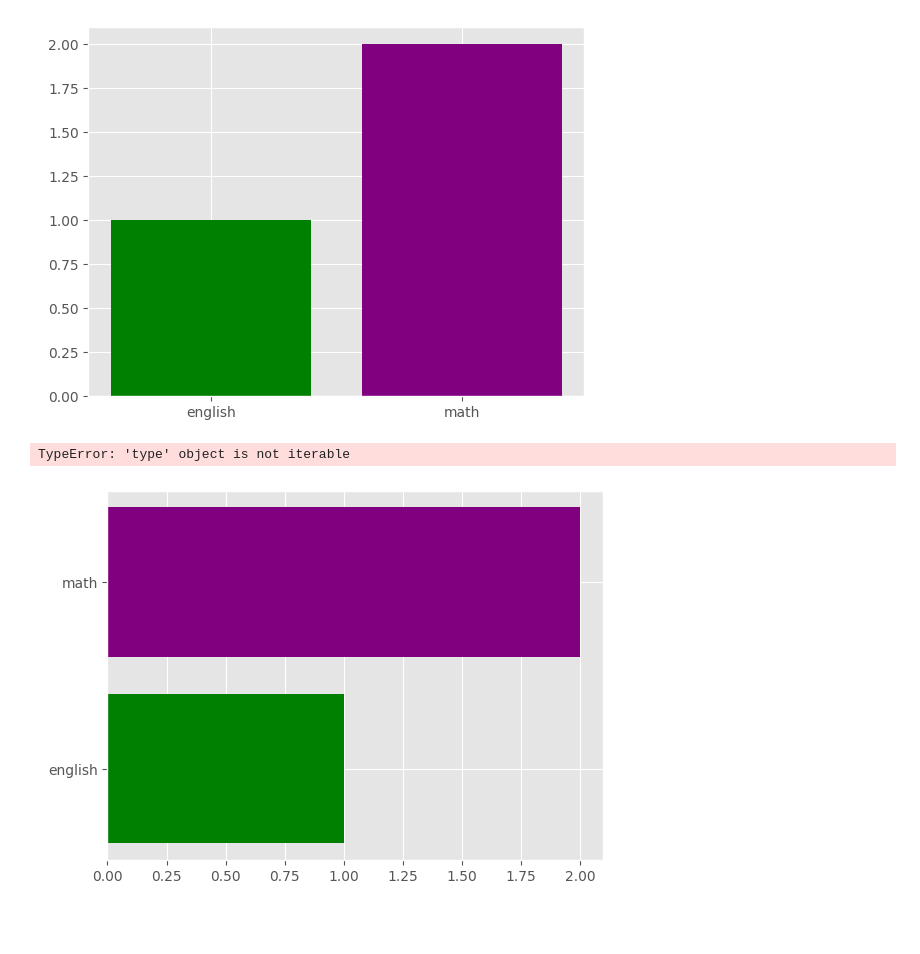
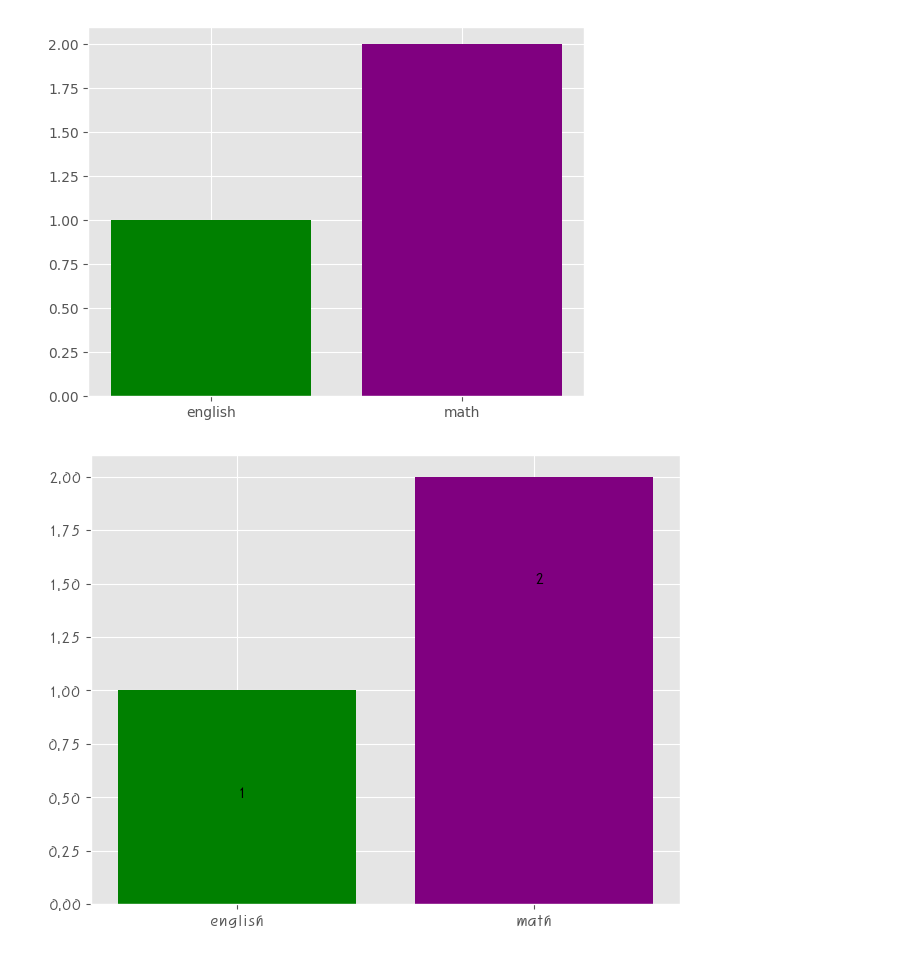
Before and after one commit to dookidooki/py_test_by_J, a Jupyter notebook: py_test01/시각화 연습.ipynb, the cells around one changed output. Drawn from its saved outputs; the diff is of its cells as text; code cells hidden in the pictures; blank space fills up the shorter version.

```diff
--- a/py_test01/시각화 연습.ipynb
+++ b/py_test01/시각화 연습.ipynb
@@ -66,19 +66,28 @@ plt.show()
 # %% [output]
 [figure]
 # %%
-fig = plt.figure()
+from tkinter import font
+import matplotlib
+import matplotlib.font_manager as fm
+
+fig = plt.figure(constrained_layout=True)
+
+font_location = "C:\Windows\Fonts\H2PORM.TTF"
+fontname = fm.FontProperties(fname = font_location).get_name()
+matplotlib.rc('font',family = fontname)
+
 plt.style.use('ggplot')
 a= fig.add_subplot(111)
 x=[3,4]
 y=[1,2]
 labels = ['english', 'math']
 colors = ['green', 'purple']
 
-a.barh(x,y, tick_label = labels, color = colors )
-for i, v in enumerate :
-#          숫자 어느 그래프에, 그래프와 숫자와 거리
-    a.text(v+2, i+1.05, str(v))
+
+# 숫자 어느 그래프에, 그래프와 숫자와 거리
+a.bar(x,y, tick_label = labels, color = colors ) #barh -> 가로로
+for i, v in enumerate(y) :
+    a.text(v+2, i+0.5, str(v))
 plt.show()
 # %% [output]
-TypeError: 'type' object is not iterable
-[figure, old version]
+[figure, new version]
```
Also changed, not shown: parts of 12 cells of this notebook, 6 other files.
